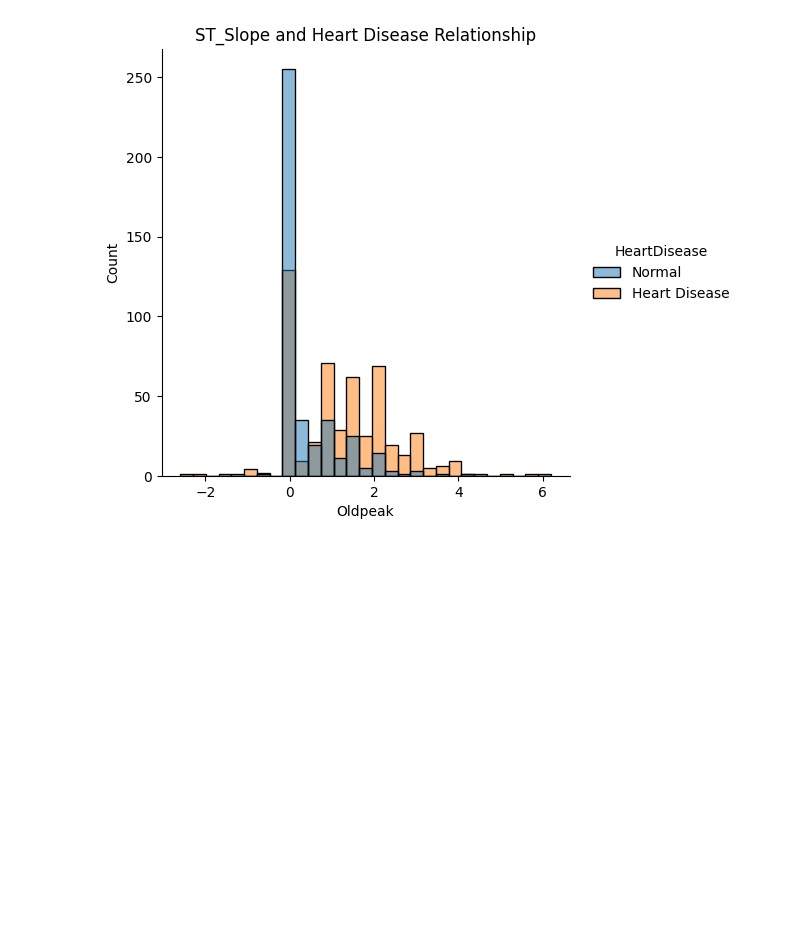
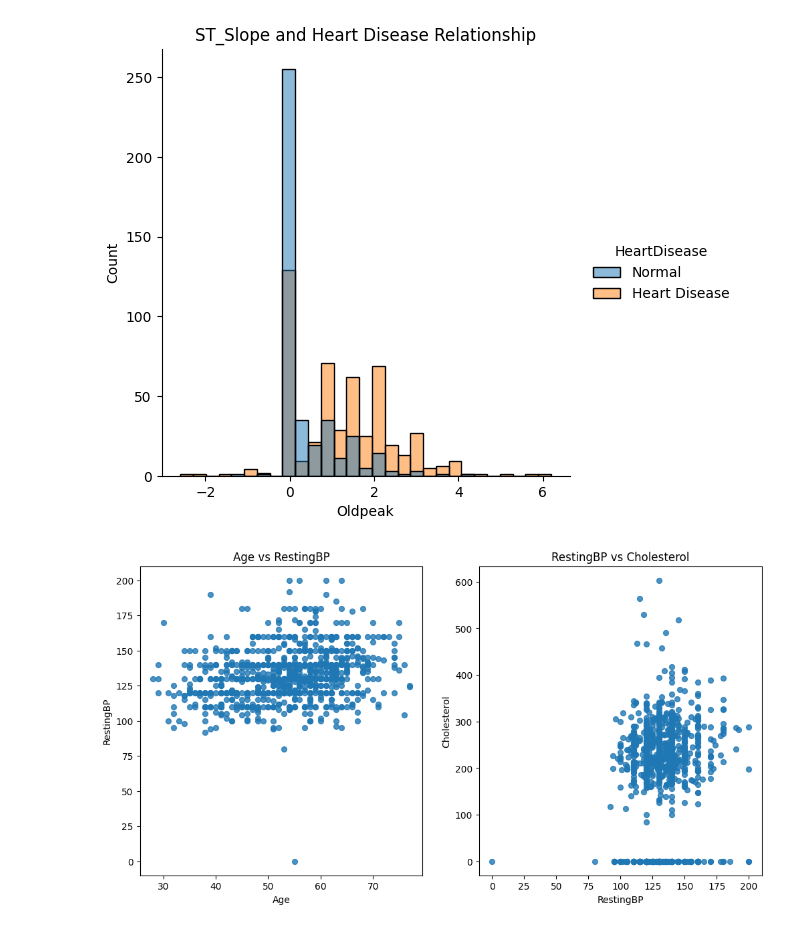
Before and after one commit to D-Rasheed/Heart-Disease-Prediction-Using-Machine-Learning, a Jupyter notebook: Heart_disease_prediction.ipynb, the cells around one changed output. Saved outputs shown, nothing was run; the diff lists cells and outputs as text; code cells hidden in the pictures; blank space fills up the shorter version.

```diff
--- a/Heart_disease_prediction.ipynb
+++ b/Heart_disease_prediction.ipynb
@@ -186,3 +186,20 @@ plt.title('ST_Slope and Heart Disease Relationship')
 plt.show()
 # %% [output]
 [figure]
+# %%
+# Create a figure and axes for subplots
+fig, axs = plt.subplots(1, 2, figsize=(12, 6))
+
+# Plot Age vs RestingBP
+df.plot(kind='scatter', x='Age', y='RestingBP', s=32, alpha=.8, ax=axs[0])
+axs[0].set_title('Age vs RestingBP')
+
+
+# Plot RestingBP vs Cholesterol
+df.plot(kind='scatter', x='RestingBP', y='Cholesterol', s=32, alpha=.8, ax=axs[1])
+axs[1].set_title('RestingBP vs Cholesterol')
+
+# Show the plots
+plt.show()
+# %% [output]
+[figure, added]
```
Also changed, not shown: parts of 6 cells of this notebook.
